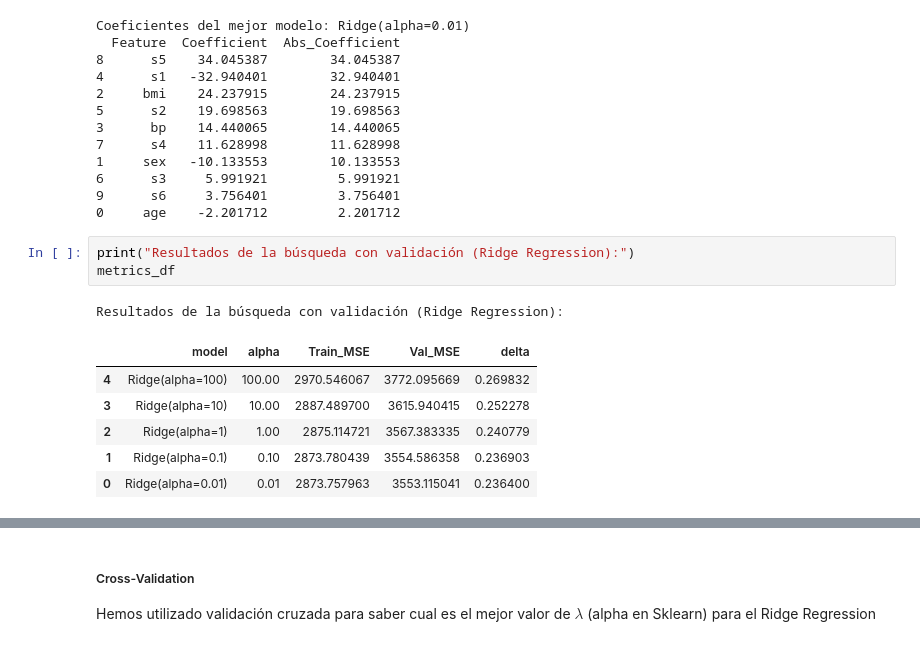
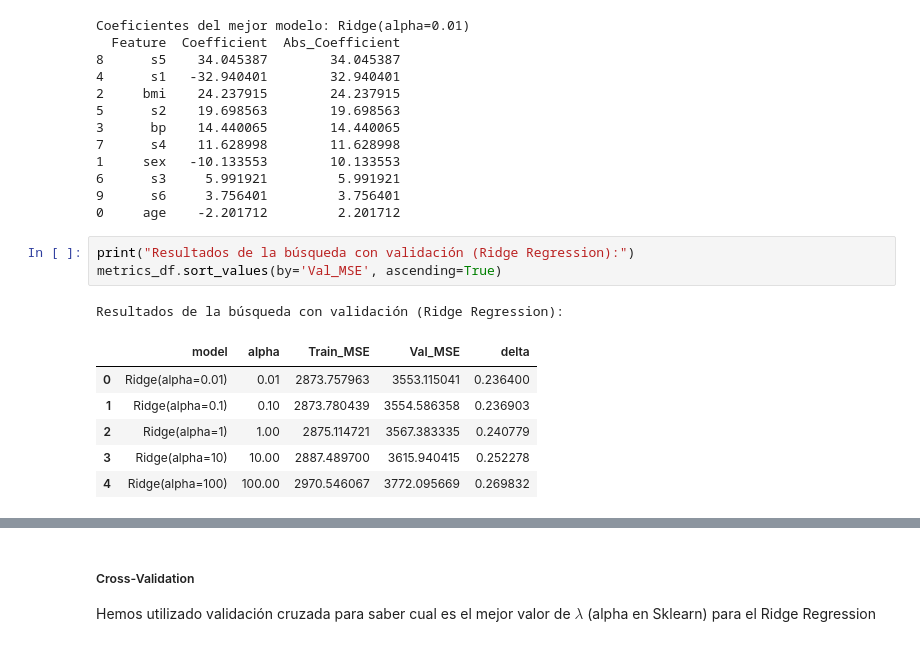
Before and after one commit to MalenaSancho/TFG, a Jupyter notebook: TFG/TFG_Python.ipynb, the cells around one changed output, grey strips where cells are left out. Drawn from its saved outputs; the diff is of its cells as text.

```diff
--- a/TFG/TFG_Python.ipynb
+++ b/TFG/TFG_Python.ipynb
@@ -1216,12 +1212,12 @@ Coeficientes del mejor modelo: Ridge(alpha=0.01)
 0     age    -2.201712         2.201712
 # %%
 print("Resultados de la búsqueda con validación (Ridge Regression):")
-metrics_df
+metrics_df.sort_values(by='Val_MSE', ascending=True)
 # %% [output]
 Resultados de la búsqueda con validación (Ridge Regression):
 |  | model | alpha | Train_MSE | Val_MSE | delta |
+| 0 | Ridge(alpha=0.01) | 0.01 | 2873.757963 | 3553.115041 | 0.236400 |
+| 1 | Ridge(alpha=0.1) | 0.10 | 2873.780439 | 3554.586358 | 0.236903 |
+| 2 | Ridge(alpha=1) | 1.00 | 2875.114721 | 3567.383335 | 0.240779 |
+| 3 | Ridge(alpha=10) | 10.00 | 2887.489700 | 3615.940415 | 0.252278 |
 | 4 | Ridge(alpha=100) | 100.00 | 2970.546067 | 3772.095669 | 0.269832 |
-| 3 | Ridge(alpha=10) | 10.00 | 2887.489700 | 3615.940415 | 0.252278 |
-| 2 | Ridge(alpha=1) | 1.00 | 2875.114721 | 3567.383335 | 0.240779 |
-| 1 | Ridge(alpha=0.1) | 0.10 | 2873.780439 | 3554.586358 | 0.236903 |
-| 0 | Ridge(alpha=0.01) | 0.01 | 2873.757963 | 3553.115041 | 0.236400 |
```
Also changed, not shown: parts of 31 cells of this notebook.
